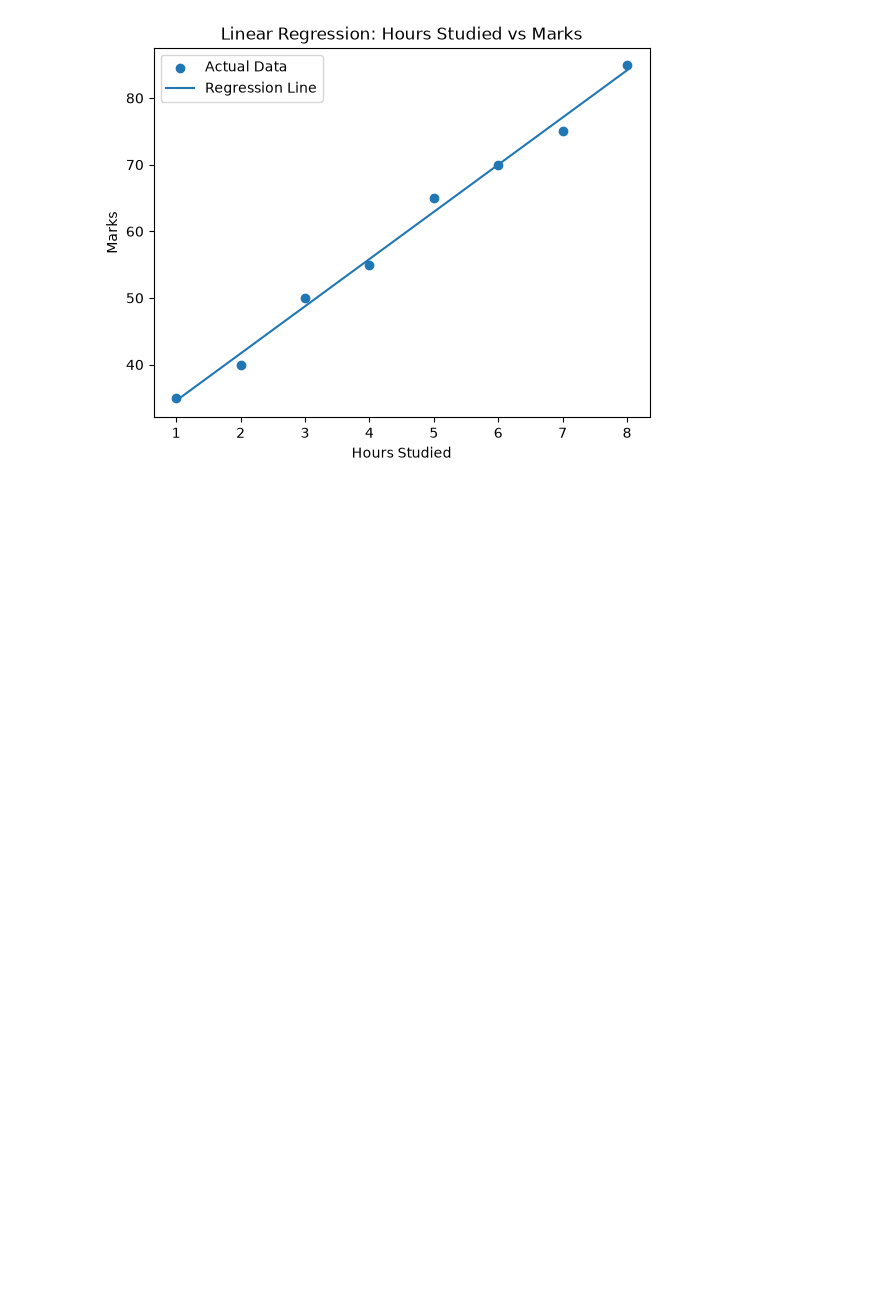
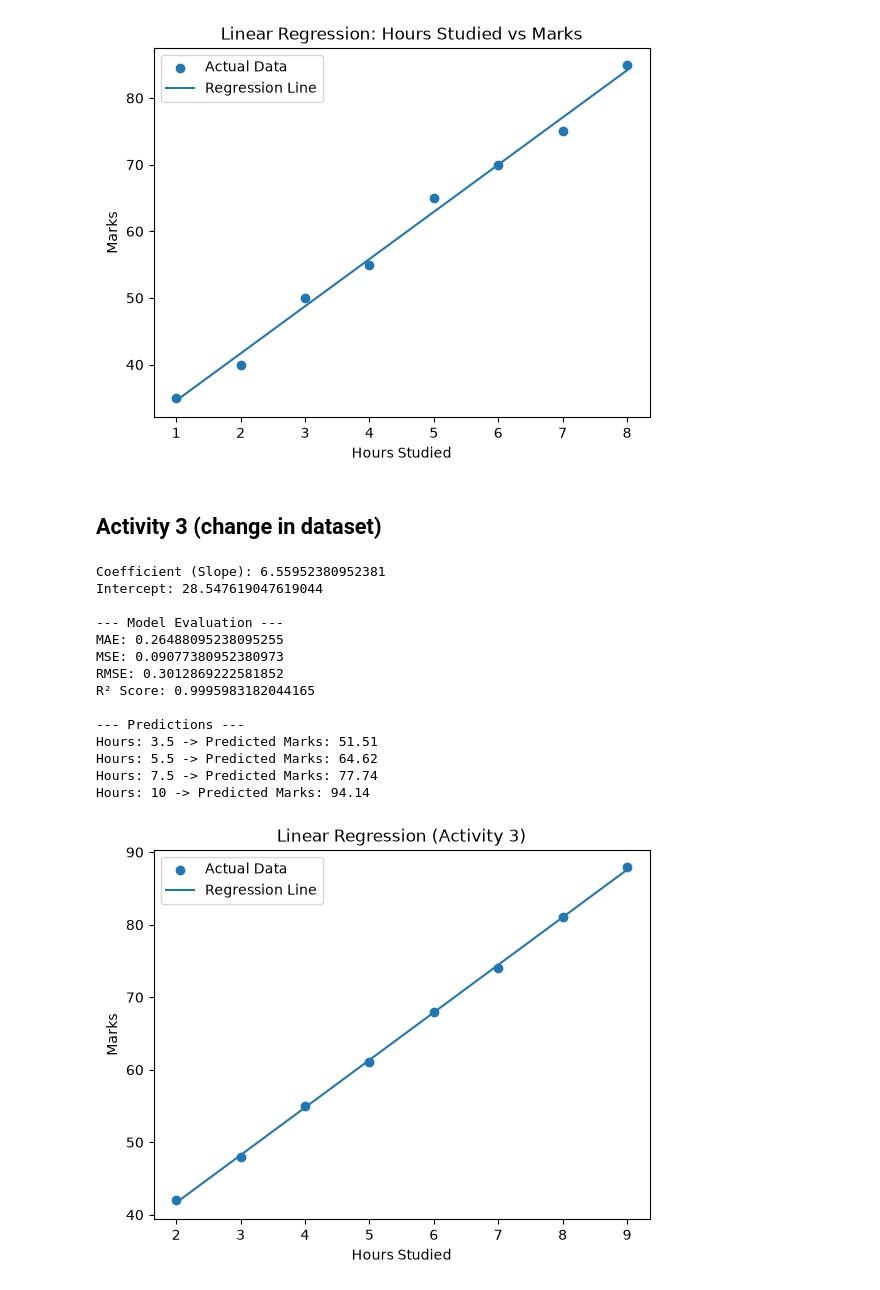
Before and after one commit to Drishti06Sharma/Applied-Machine-Learning, a Jupyter notebook: Acitvity_1_2.ipynb, the cells around one changed output. Saved outputs shown, nothing was run; the diff lists cells and outputs as text; code cells hidden in the pictures; blank space fills up the shorter version.

```diff
--- a/Acitvity_1_2.ipynb
+++ b/Acitvity_1_2.ipynb
@@ -274,3 +274,74 @@ plt.legend()
 plt.show()
 # %% [output]
 [figure]
+# %% [markdown]
+## Activity 3 (change in dataset)
+# %%
+import numpy as np
+import matplotlib.pyplot as plt
+from sklearn.linear_model import LinearRegression
+from sklearn.metrics import mean_absolute_error, mean_squared_error, r2_score
+
+# Step 1: Dataset definition
+hours = np.array([2, 3, 4, 5, 6, 7, 8, 9])
+marks = np.array([42, 48, 55, 61, 68, 74, 81, 88])
+
+# Reshape feature input for Scikit-learn (2D array)
+X = hours.reshape(-1, 1)
+y = marks
+
+# Train Linear Regression model
+model = LinearRegression()
+model.fit(X, y)
+
+# Calculate and display Parameters
+print("Coefficient (Slope):", model.coef_[0])
+print("Intercept:", model.intercept_)
+
+# Predictions on training data
+predicted = model.predict(X)
+
+# Calculate Evaluation Metrics
+mae = mean_absolute_error(y, predicted)
+mse = mean_squared_error(y, predicted)
+rmse = np.sqrt(mse)
+r2 = r2_score(y, predicted)
+
+print("\n--- Model Evaluation ---")
+print("MAE:", mae)
+print("MSE:", mse)
+print("RMSE:", rmse)
+print("R² Score:", r2)
+
+# Step 2: Predict marks for 3.5, 5.5, 7.5, and 10 hours simultaneously
+new_hours = np.array([3.5, 5.5, 7.5, 10]).reshape(-1, 1)
+new_predictions = model.predict(new_hours)
+
+print("\n--- Predictions ---")
+for h, p in zip([3.5, 5.5, 7.5, 10], new_predictions):
+    print(f"Hours: {h} -> Predicted Marks: {p:.2f}")
+
+# Visualization (Standard Lab Manual Format)
+plt.scatter(hours, marks, label="Actual Data")
+plt.plot(hours, predicted, label="Regression Line")
+plt.xlabel("Hours Studied")
+plt.ylabel("Marks")
+plt.title("Linear Regression (Activity 3)")
+plt.legend()
+plt.show()
+# %% [output]
+Coefficient (Slope): 6.55952380952381
+Intercept: 28.547619047619044
+
+--- Model Evaluation ---
+MAE: 0.26488095238095255
+MSE: 0.09077380952380973
+RMSE: 0.3012869222581852
+R² Score: 0.9995983182044165
+
+--- Predictions ---
+Hours: 3.5 -> Predicted Marks: 51.51
+Hours: 5.5 -> Predicted Marks: 64.62
+Hours: 7.5 -> Predicted Marks: 77.74
+Hours: 10 -> Predicted Marks: 94.14
+[figure, added]
```
Also changed, not shown: parts of 11 cells of this notebook.
